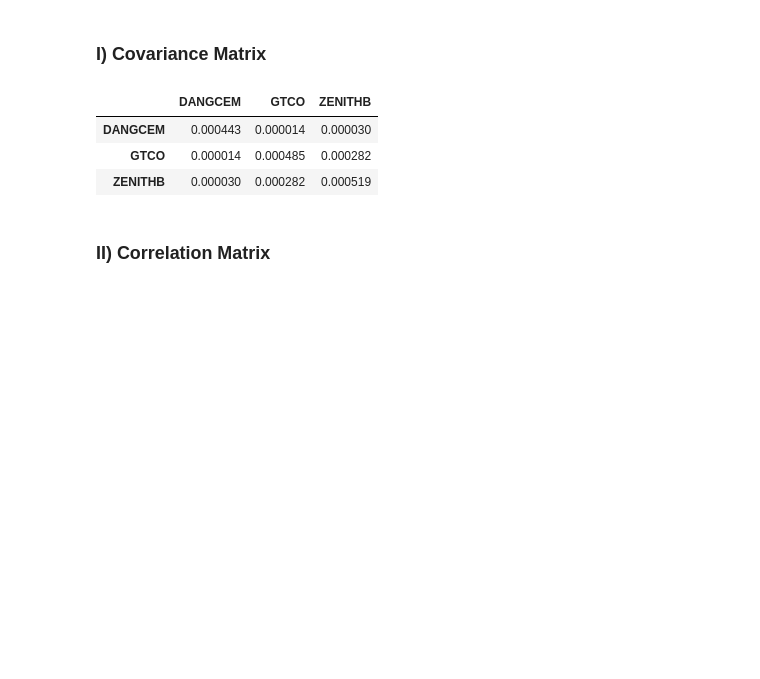
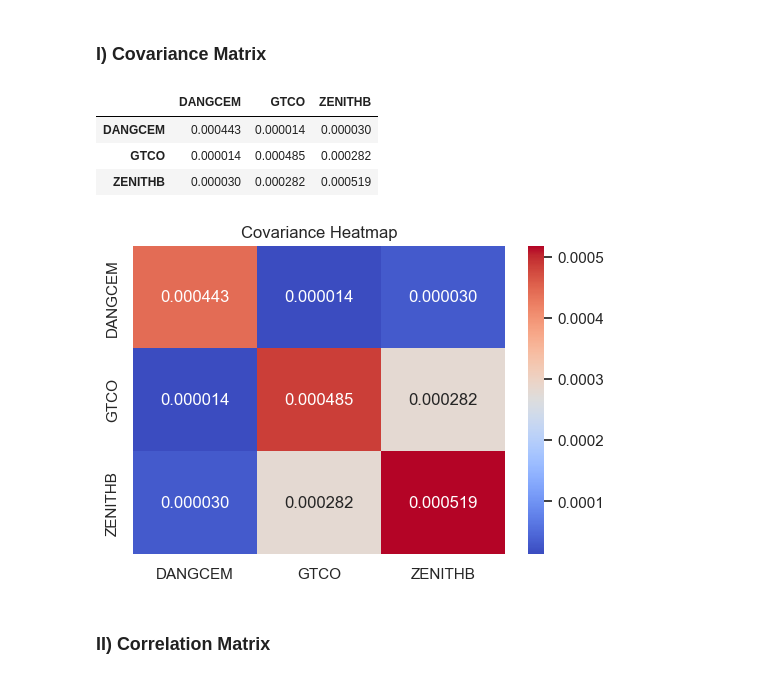
Before and after one commit to emycodesanalytics/finance-data-projects, a Jupyter notebook: 01-equities-performance-analysis/notebooks/equities_performance_analysis.ipynb, the cells around one changed output. Drawn from its saved outputs; the diff is of its cells as text; code cells hidden in the pictures; blank space fills up the shorter version.

```diff
--- a/01-equities-performance-analysis/notebooks/equities_performance_analysis.ipynb
+++ b/01-equities-performance-analysis/notebooks/equities_performance_analysis.ipynb
@@ -129,13 +129,12 @@ plt.show()
 ### I) Computing returns for all three stocks.
 # %%
 #SIMPLE RETURNS
-simple_returns = prices.pct_change().iloc[1:]
+# simple_returns = prices.pct_change().iloc[1:]
 
 # LOG RETURNS
-log_returns = np.log(prices) - np.log(prices.shift(1))
-log_returns.dropna(inplace=True)
+returns = np.log(prices) - np.log(prices.shift(1))
+returns.dropna(inplace=True)
 
-returns = log_returns # Set to LOG, however, it can be changed to Simple Retrun
 returns.head()
 # %% [output]
 |  | DANGCEM | GTCO | ZENITHB |
@@ -370,6 +380,20 @@ covariance
 | DANGCEM | 0.000443 | 0.000014 | 0.000030 |
 | GTCO | 0.000014 | 0.000485 | 0.000282 |
 | ZENITHB | 0.000030 | 0.000282 | 0.000519 |
+# %%
+plt.figure(figsize=(6, 4))
+sns.heatmap(
+    covariance,
+    annot=True,
+    cmap="coolwarm",
+    fmt=".6f",
+    xticklabels=covariance.columns,
+    yticklabels=covariance.columns
+)
+plt.title("Covariance Heatmap")
+plt.show()
+# %% [output]
+[figure, added]
 # %% [markdown]
 ### II) Correlation Matrix
 # %%
```
Also changed, not shown: parts of 14 cells of this notebook.
